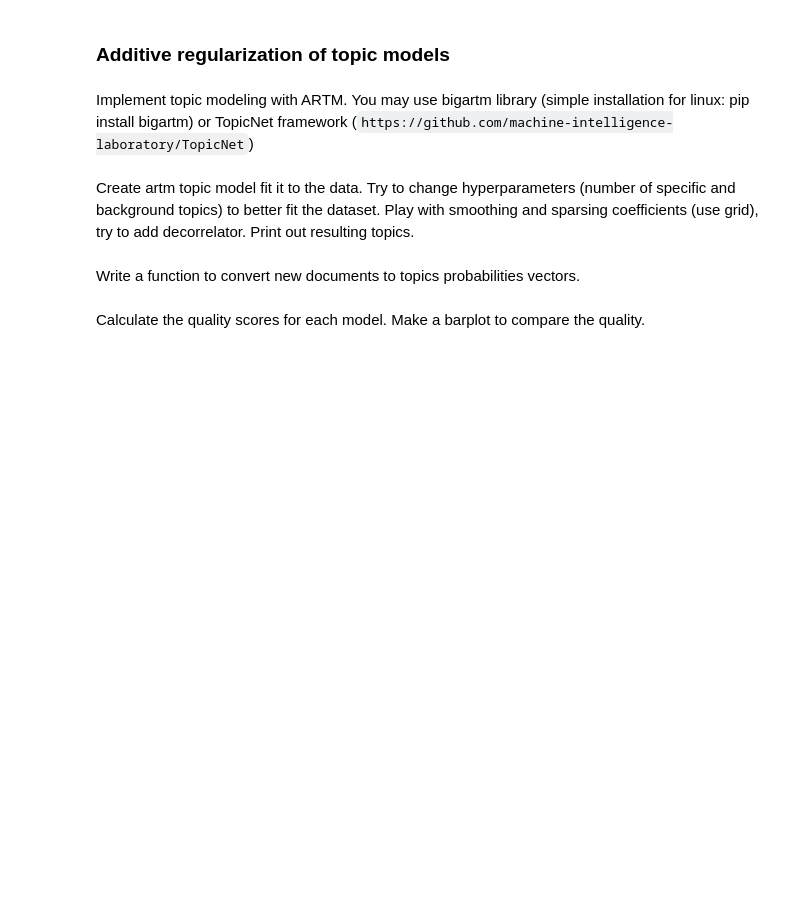
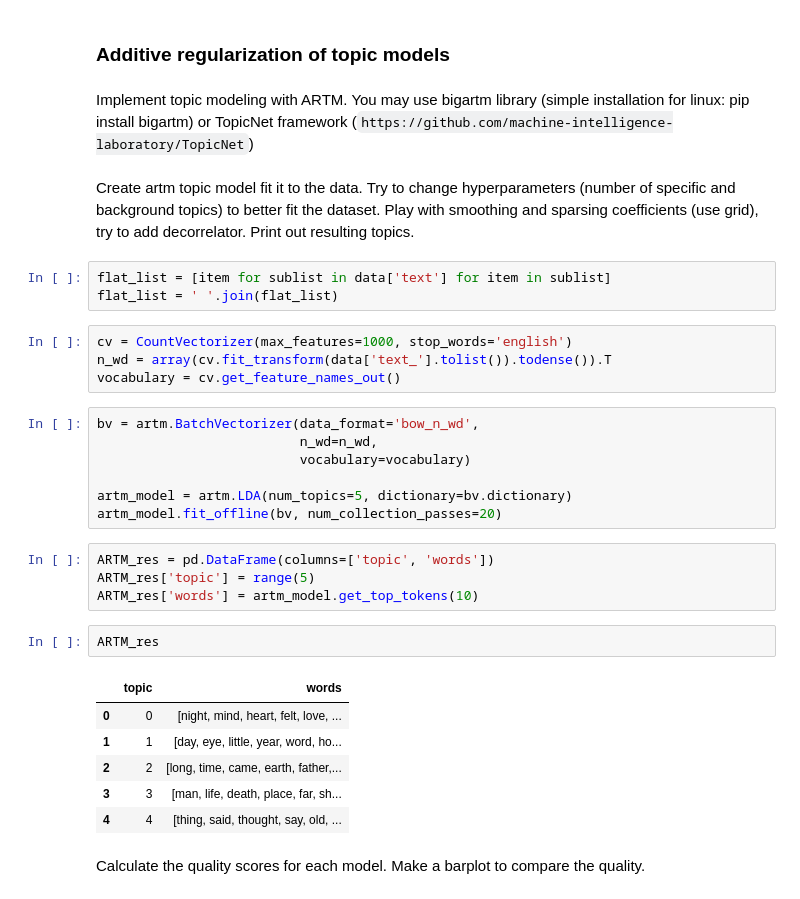
Before and after one commit to alex-mat-s/NLP_ITMO, a Jupyter notebook: ANLP_lab1_Alexandra_Matveeva_J41325c.ipynb, the cells around one changed output. Cells and saved outputs as stored; diff of their text form; blank space fills up the shorter version.

```diff
--- a/ANLP_lab1_Alexandra_Matveeva_J41325c.ipynb
+++ b/ANLP_lab1_Alexandra_Matveeva_J41325c.ipynb
@@ -495,7 +580,32 @@ Implement topic modeling with LDA (you can use gensim implementation) and print
 Implement topic modeling with ARTM. You may use bigartm library (simple installation for linux: pip install bigartm) or TopicNet framework (`https://github.com/machine-intelligence-laboratory/TopicNet`)
 # %% [markdown]
 Create artm topic model fit it to the data. Try to change hyperparameters (number of specific and background topics) to better fit the dataset. Play with smoothing and sparsing coefficients (use grid), try to add decorrelator. Print out resulting topics.
-# %% [markdown]
-Write a function to convert new documents to topics probabilities vectors.
+# %%
+flat_list = [item for sublist in data['text'] for item in sublist]
+flat_list = ' '.join(flat_list)
+# %%
+cv = CountVectorizer(max_features=1000, stop_words='english')
+n_wd = array(cv.fit_transform(data['text_'].tolist()).todense()).T
+vocabulary = cv.get_feature_names_out()
+# %%
+bv = artm.BatchVectorizer(data_format='bow_n_wd',
+                          n_wd=n_wd,
+                          vocabulary=vocabulary)
+
+artm_model = artm.LDA(num_topics=5, dictionary=bv.dictionary)
+artm_model.fit_offline(bv, num_collection_passes=20)
+# %%
+ARTM_res = pd.DataFrame(columns=['topic', 'words'])
+ARTM_res['topic'] = range(5)
+ARTM_res['words'] = artm_model.get_top_tokens(10)
+# %%
+ARTM_res
+# %% [output]
+|  | topic | words |
+| 0 | 0 | [night, mind, heart, felt, love, ... |
+| 1 | 1 | [day, eye, little, year, word, ho... |
+| 2 | 2 | [long, time, came, earth, father,... |
+| 3 | 3 | [man, life, death, place, far, sh... |
+| 4 | 4 | [thing, said, thought, say, old, ... |
 # %% [markdown]
 Calculate the quality scores for each model. Make a barplot to compare the quality.
```
Also changed, not shown: parts of 20 cells of this notebook.
